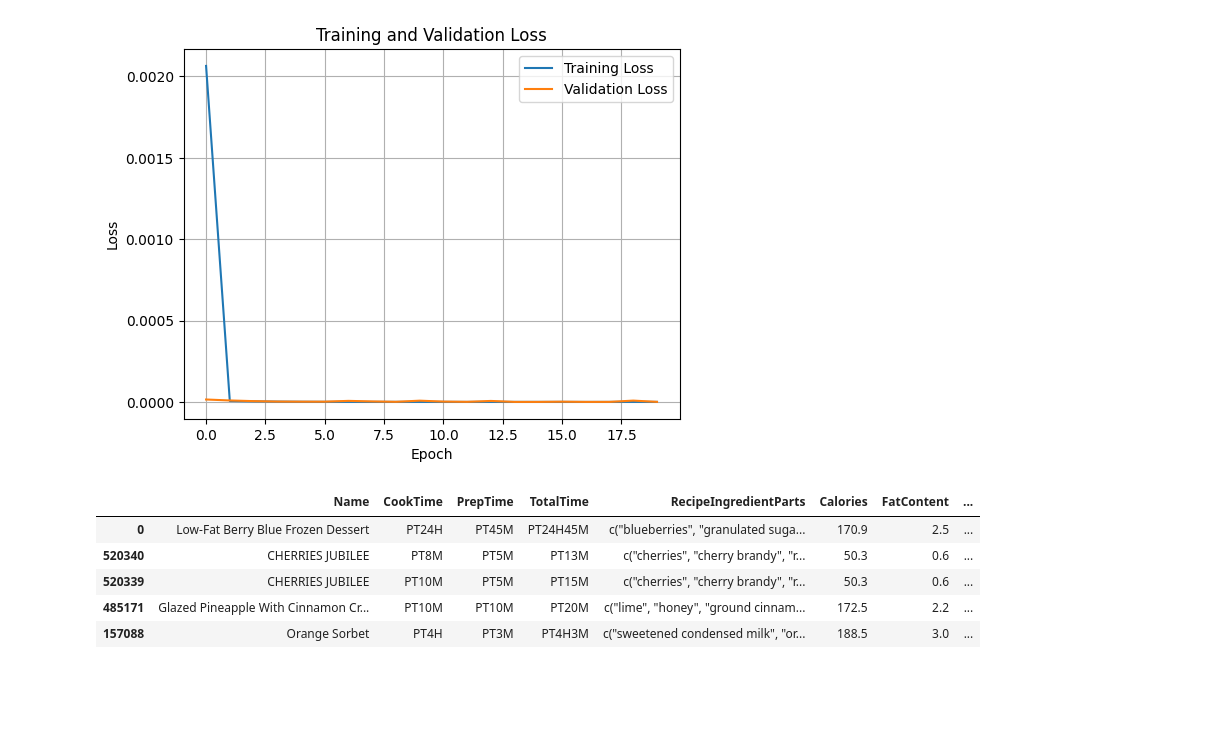
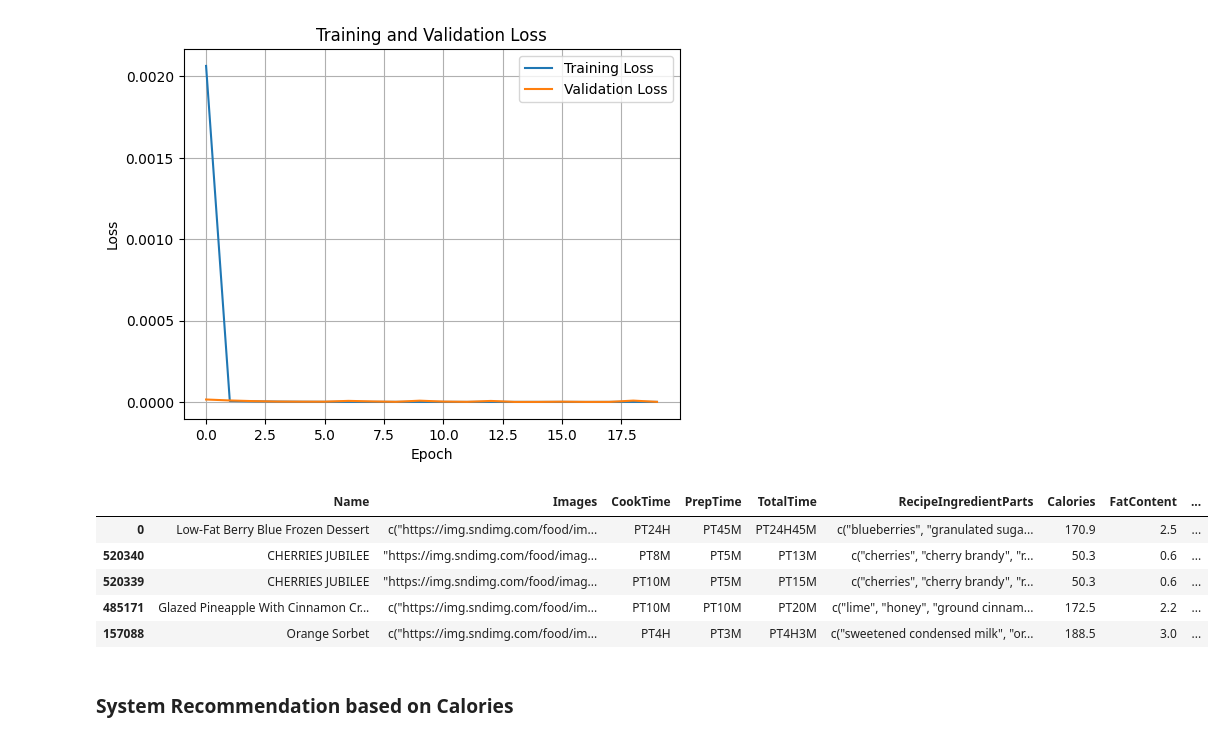
Before and after one commit to DietCare-Bangkit-Capstone/DietCare-ML, a Jupyter notebook: notebook/Modeling_DietCare.ipynb, the cells around one changed output. Cells and saved outputs as stored; diff of their text form; code cells hidden in the pictures; blank space fills up the shorter version.

Commit message:
Update modeling.ipynb
Sudah ada system recomm based on Nutrition, dan system recomm based on Calories, belum fix tapi sudah ada dasar modelnya

```diff
--- a/notebook/Modeling_DietCare.ipynb
+++ b/notebook/Modeling_DietCare.ipynb
@@ -217,28 +198,30 @@ plot_loss(history)
 # %%
 # Generate recommendations for a given recipe
 input_recipe = np.array([[170.9, 2.5, 1.3, 8.0, 29.8, 37.1, 3.6, 30.2, 3.2]])  # Replace with your input recipe
 
 # Scale the input recipe using the same scaler
 input_recipe_scaled = scaler.transform(input_recipe)
 
 # Calculate similarity scores
 similarity_scores = cosine_similarity(input_recipe_scaled, recipe_data_scaled)
 
 # Get recommended recipe indices
 top_indices = np.argsort(similarity_scores, axis=1)[0][::-1][:10]  # Get top 10 indices
 
 # Filter out irrelevant columns
-relevant_columns = ['Name', 'CookTime', 'PrepTime', 'TotalTime', 'RecipeIngredientParts',
+relevant_columns = ['Name', 'Images', 'CookTime', 'PrepTime', 'TotalTime', 'RecipeIngredientParts',
                     'Calories', 'FatContent', 'SaturatedFatContent', 'CholesterolContent',
                     'SodiumContent', 'CarbohydrateContent', 'FiberContent',
                     'SugarContent', 'ProteinContent', 'RecipeServings', 'RecipeInstructions']
 recommendations = extracted_data.iloc[top_indices][relevant_columns]
 
 recommendations.head()
 # %% [output]
-|  | Name | CookTime | PrepTime | TotalTime | RecipeIngredientParts | Calories | FatContent | ... |
-| 0 | Low-Fat Berry Blue Frozen Dessert | PT24H | PT45M | PT24H45M | c("blueberries", "granulated suga... | 170.9 | 2.5 | ... |
-| 520340 | CHERRIES JUBILEE | PT8M | PT5M | PT13M | c("cherries", "cherry brandy", "r... | 50.3 | 0.6 | ... |
-| 520339 | CHERRIES JUBILEE | PT10M | PT5M | PT15M | c("cherries", "cherry brandy", "r... | 50.3 | 0.6 | ... |
-| 485171 | Glazed Pineapple With Cinnamon Cr... | PT10M | PT10M | PT20M | c("lime", "honey", "ground cinnam... | 172.5 | 2.2 | ... |
-| 157088 | Orange Sorbet | PT4H | PT3M | PT4H3M | c("sweetened condensed milk", "or... | 188.5 | 3.0 | ... |
+|  | Name | Images | CookTime | PrepTime | TotalTime | RecipeIngredientParts | Calories | FatContent | ... |
+| 0 | Low-Fat Berry Blue Frozen Dessert | c("https://img.sndimg.com/food/im... | PT24H | PT45M | PT24H45M | c("blueberries", "granulated suga... | 170.9 | 2.5 | ... |
+| 520340 | CHERRIES JUBILEE | "https://img.sndimg.com/food/imag... | PT8M | PT5M | PT13M | c("cherries", "cherry brandy", "r... | 50.3 | 0.6 | ... |
+| 520339 | CHERRIES JUBILEE | "https://img.sndimg.com/food/imag... | PT10M | PT5M | PT15M | c("cherries", "cherry brandy", "r... | 50.3 | 0.6 | ... |
+| 485171 | Glazed Pineapple With Cinnamon Cr... | c("https://img.sndimg.com/food/im... | PT10M | PT10M | PT20M | c("lime", "honey", "ground cinnam... | 172.5 | 2.2 | ... |
+| 157088 | Orange Sorbet | c("https://img.sndimg.com/food/im... | PT4H | PT3M | PT4H3M | c("sweetened condensed milk", "or... | 188.5 | 3.0 | ... |
+# %% [markdown]
+### **System Recommendation based on Calories**
```
Also changed, not shown: parts of 11 cells of this notebook.
